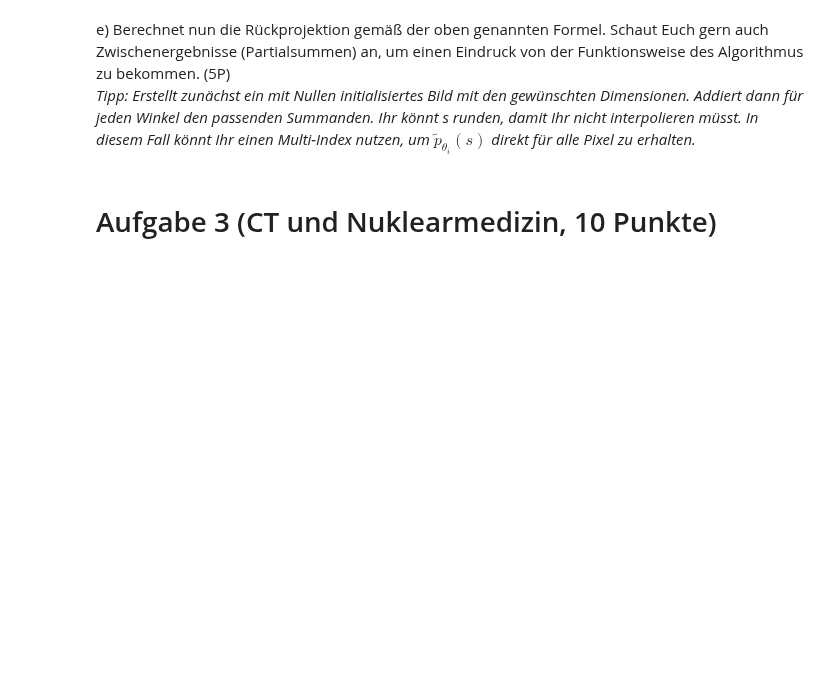
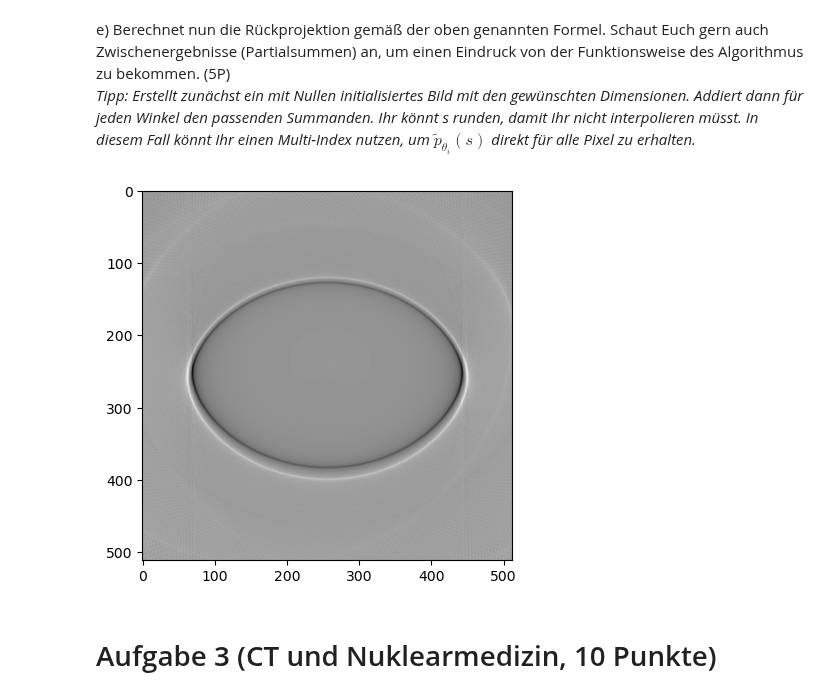
Before and after one commit to TimNogga/MedizinischeBildAnalyseBonn, a Jupyter notebook: mba-05/MBA_05.ipynb, the cells around one changed output. Saved outputs shown, nothing was run; the diff lists cells and outputs as text; code cells hidden in the pictures; blank space fills up the shorter version.

```diff
--- a/mba-05/MBA_05.ipynb
+++ b/mba-05/MBA_05.ipynb
@@ -222,16 +222,30 @@ Y = np.zeros((height, width))
 
 for y in range(height):
     for x in range(width):
-        X[y, x] = x - width // 2
-        Y[y, x] = y - height // 2
+        X[y, x] = x
+        Y[y, x] = y
 
 for theta in range(180):
-    S[:, :, theta] = X * np.cos(theta) + Y * np.sin(theta)
+    S[:, :, theta] = (X - width // 2) * np.cos(np.radians(theta)) + (Y - height // 2) * np.sin(np.radians(theta))
 # %% [markdown]
 e) Berechnet nun die Rückprojektion gemäß der oben genannten Formel. Schaut Euch gern auch Zwischenergebnisse (Partialsummen) an, um einen Eindruck von der Funktionsweise des Algorithmus zu bekommen. (5P)
 _Tipp: Erstellt zunächst ein mit Nullen initialisiertes Bild mit den gewünschten Dimensionen. Addiert dann für jeden Winkel den passenden Summanden. Ihr könnt s runden, damit Ihr nicht interpolieren müsst. In diesem Fall könnt Ihr einen Multi-Index nutzen, um $\tilde p_{\theta_i}(s)$ direkt für alle Pixel zu erhalten._
 # %%
 # Lösung:
+transformed_img = np.zeros_like(img)
+
+X = X.astype(np.int32)
+Y = Y.astype(np.int32)
+
+for theta in range(180):
+    transformed_img[Y, X] += filtered_sinogramm[np.round(S[..., theta]).astype(np.int32), np.full((height, width), theta)]
+
+transformed_img *= (np.pi / 180)
+
+plt.imshow(transformed_img, cmap="gray")
+plt.show()
+# %% [output]
+[figure, added]
 # %% [markdown]
 # Aufgabe 3 (CT und Nuklearmedizin, 10 Punkte)
 # %% [markdown]
```
